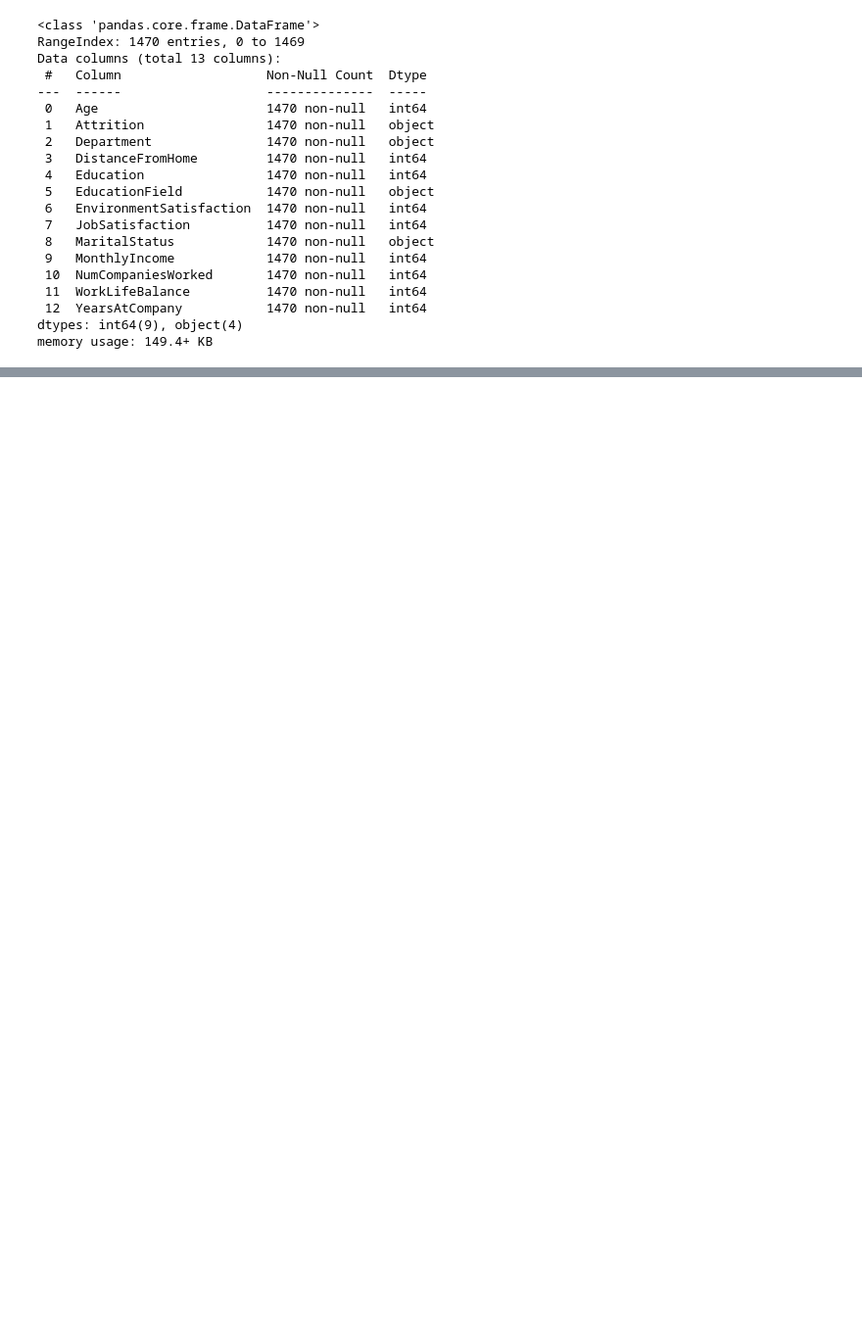
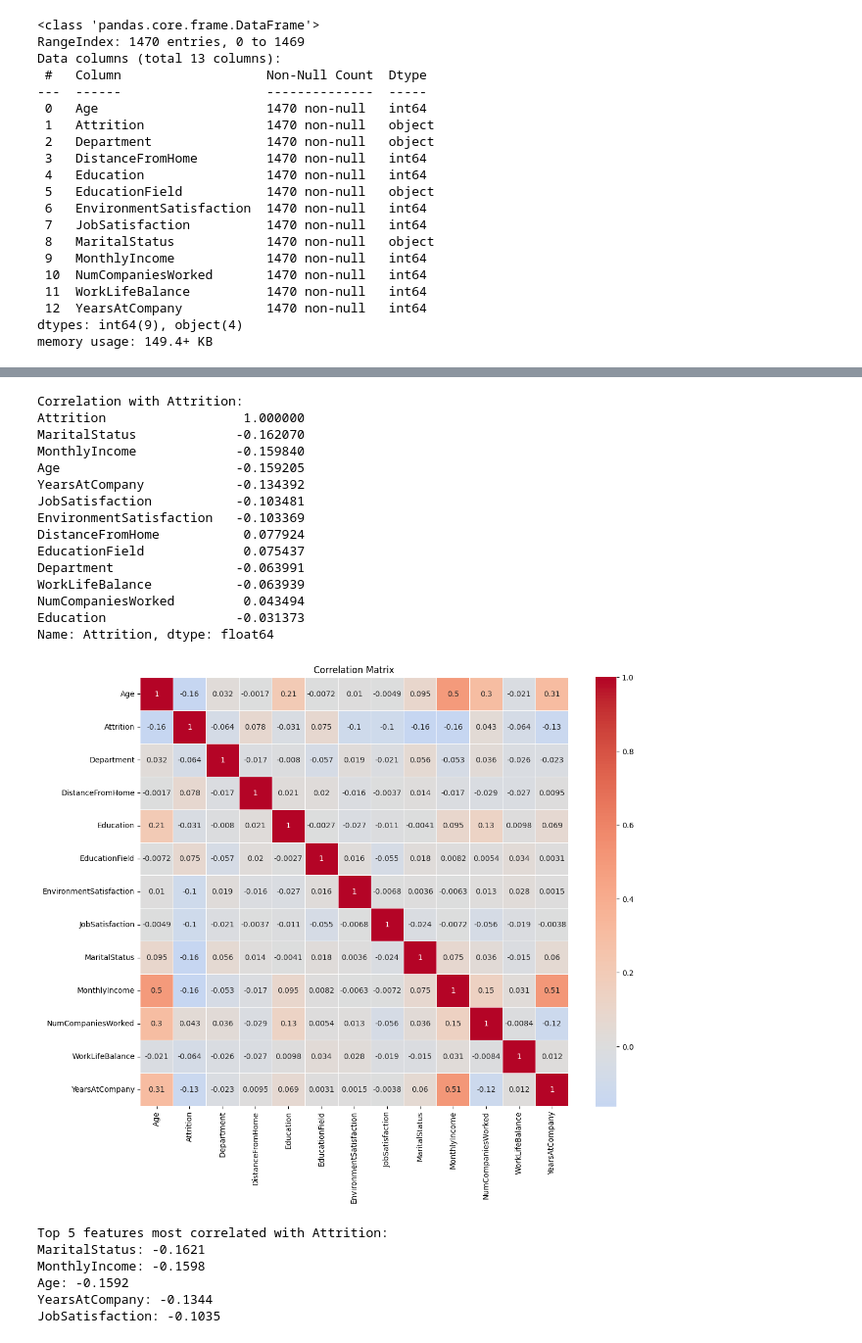
Before and after one commit to ItSam77/pert4a, a Jupyter notebook: notebook.ipynb, the cells around one changed output, grey strips where cells are left out. Shown: that part at 98% size. Saved outputs shown, nothing was run; the diff lists cells and outputs as text; code cells hidden in the pictures; blank space fills up the shorter version.

```diff
--- a/notebook.ipynb
+++ b/notebook.ipynb
@@ -598,0 +69,12 @@ Decision Tree model has been saved as 'model.pkl'
+# %%
+# Mapping the values to numerical values
+df['Attrition'] = df['Attrition'].map({'Yes': 1, 'No': 0})
+df['Department'] = df['Department'].map({'Sales': 0, 'Research & Development': 1, 'Human Resources': 2})
+df['EducationField'] = df['EducationField'].map({'Life Sciences': 0, 'Other': 1, 'Medical': 2, 'Marketing': 3, 'Technical Degree': 4, 'Human Resources': 5})
+df['MaritalStatus'] = df['MaritalStatus'].map({'Single': 0, 'Married': 1, 'Divorced': 2})
+
+# Applying the new Data Types
+df['Attrition'] = df['Attrition'].astype(int)
+df['Department'] = df['Department'].astype(int)
+df['EducationField'] = df['EducationField'].astype(int)
+df['MaritalStatus'] = df['MaritalStatus'].astype(int)
@@ -598,0 +126,48 @@ Decision Tree model has been saved as 'model.pkl'
+# %%
+import matplotlib.pyplot as plt
+import seaborn as sns
+
+# Calculate correlation matrix
+correlation_matrix = df.corr()
+
+# Display correlation with Attrition specifically
+print("Correlation with Attrition:")
+attrition_corr = correlation_matrix['Attrition'].sort_values(key=abs, ascending=False)
+print(attrition_corr)
+
+# Create heatmap for better visualization
+plt.figure(figsize=(12, 10))
+sns.heatmap(correlation_matrix, annot=True, cmap='coolwarm', center=0,
+            square=True, linewidths=0.5)
+plt.title('Correlation Matrix')
+plt.tight_layout()
+plt.show()
+
+# Identify features most correlated with Attrition (excluding Attrition itself)
+most_correlated = attrition_corr.drop('Attrition').head(5)
+print(f"\nTop 5 features most correlated with Attrition:")
+for feature, corr_value in most_correlated.items():
+    print(f"{feature}: {corr_value:.4f}")
+# %% [output]
+Correlation with Attrition:
+Attrition                  1.000000
+MaritalStatus             -0.162070
+MonthlyIncome             -0.159840
+Age                       -0.159205
+YearsAtCompany            -0.134392
+JobSatisfaction           -0.103481
+EnvironmentSatisfaction   -0.103369
+DistanceFromHome           0.077924
+EducationField             0.075437
+Department                -0.063991
+WorkLifeBalance           -0.063939
+NumCompaniesWorked         0.043494
+Education                 -0.031373
+Name: Attrition, dtype: float64
+[figure, added]
+Top 5 features most correlated with Attrition:
+MaritalStatus: -0.1621
+MonthlyIncome: -0.1598
+Age: -0.1592
+YearsAtCompany: -0.1344
+JobSatisfaction: -0.1035
```
Also changed, not shown: parts of 21 cells of this notebook, 5 other files.
